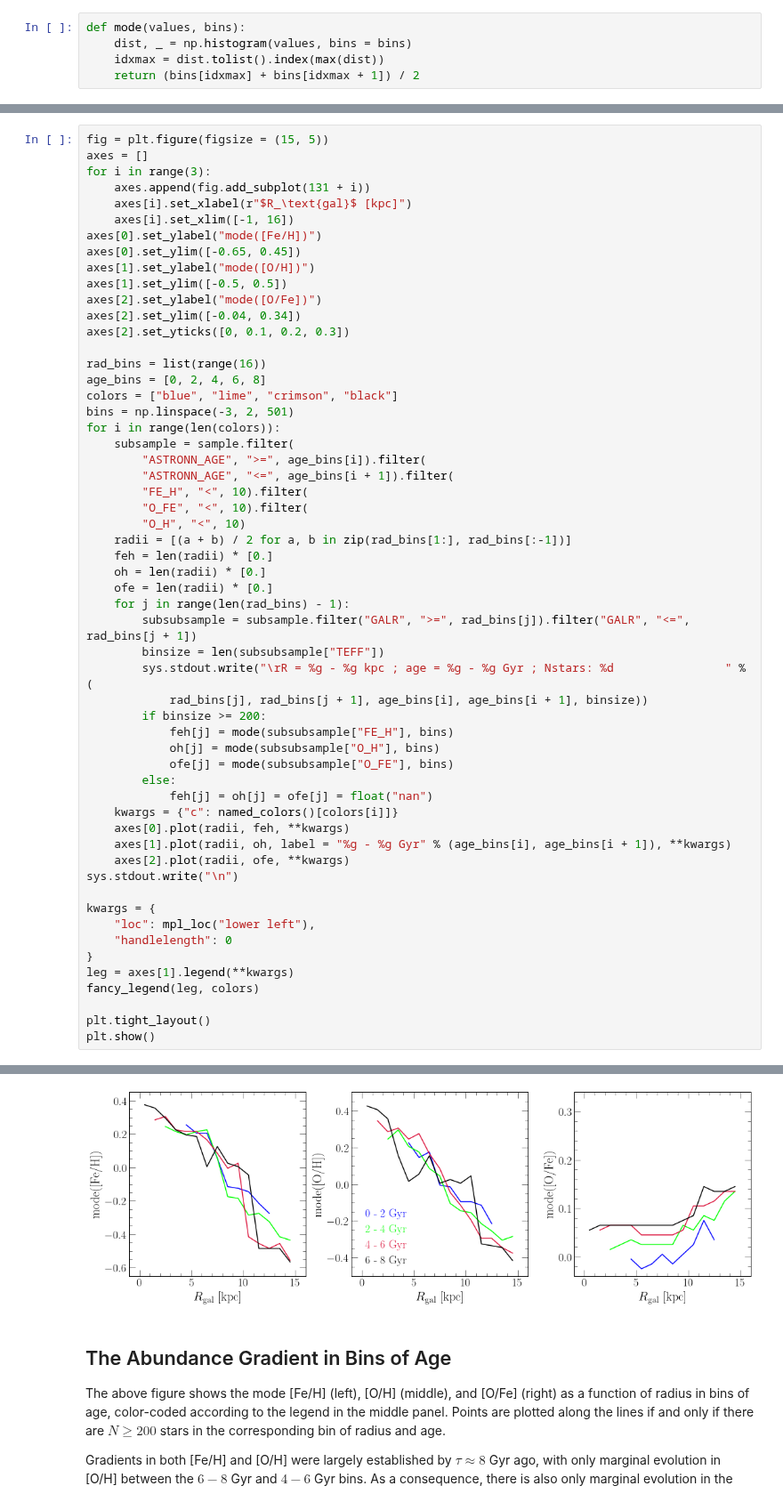
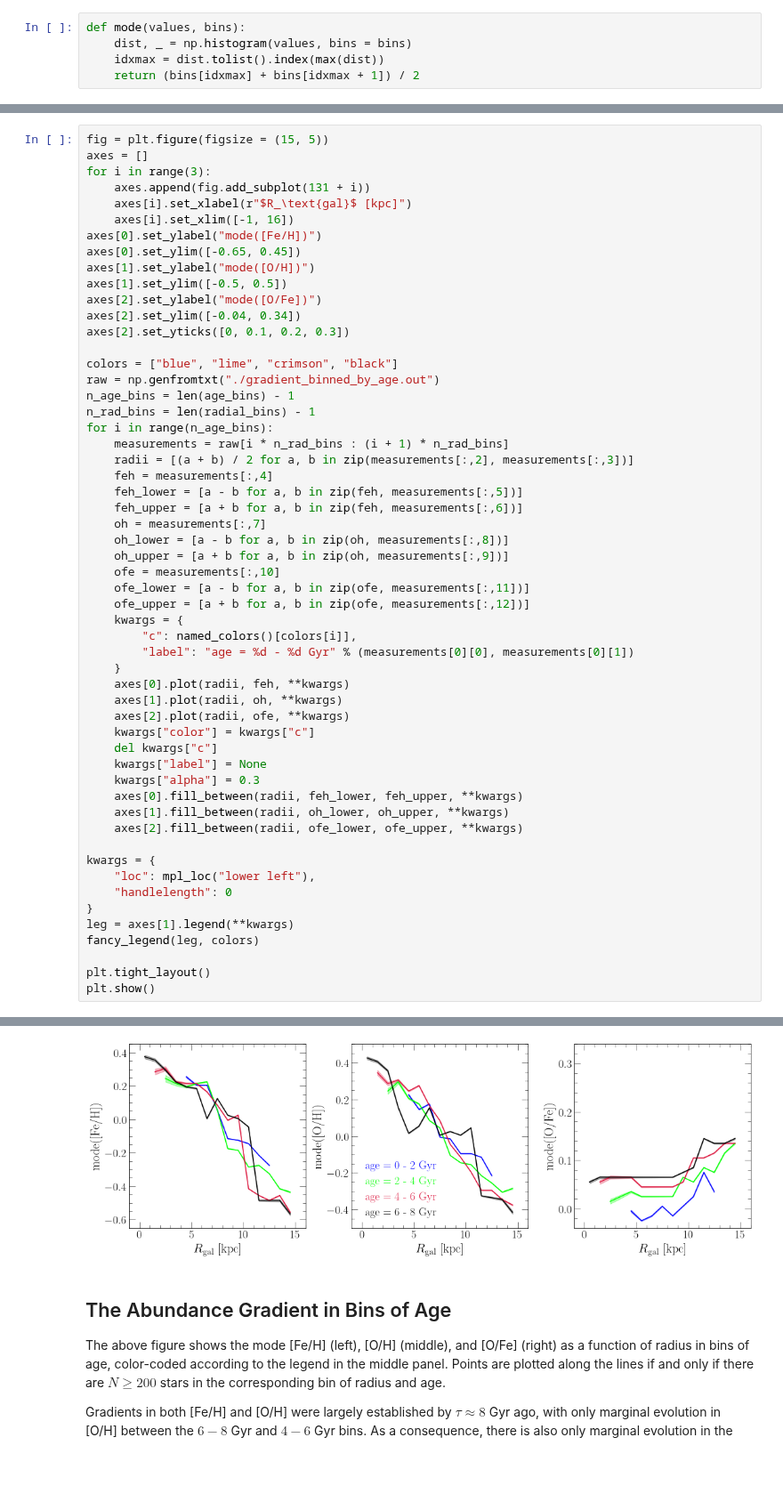
Before and after one commit to giganano/outflows, a Jupyter notebook: notebooks/apogee.ipynb, the cells around one changed output, grey strips where cells are left out. Shown at 89% size. Drawn from its saved outputs; the diff is of its cells as text; blank space fills up the shorter version.

```diff
--- a/notebooks/apogee.ipynb
+++ b/notebooks/apogee.ipynb
@@ -175,37 +229,36 @@ axes[2].set_ylabel("mode([O/Fe])")
 axes[2].set_ylim([-0.04, 0.34])
 axes[2].set_yticks([0, 0.1, 0.2, 0.3])
 
-rad_bins = list(range(16))
-age_bins = [0, 2, 4, 6, 8]
 colors = ["blue", "lime", "crimson", "black"]
-bins = np.linspace(-3, 2, 501)
-for i in range(len(colors)):
-    subsample = sample.filter(
-        "ASTRONN_AGE", ">=", age_bins[i]).filter(
-        "ASTRONN_AGE", "<=", age_bins[i + 1]).filter(
-        "FE_H", "<", 10).filter(
-        "O_FE", "<", 10).filter(
-        "O_H", "<", 10)
-    radii = [(a + b) / 2 for a, b in zip(rad_bins[1:], rad_bins[:-1])]
-    feh = len(radii) * [0.]
-    oh = len(radii) * [0.]
-    ofe = len(radii) * [0.]
-    for j in range(len(rad_bins) - 1):
-        subsubsample = subsample.filter("GALR", ">=", rad_bins[j]).filter("GALR", "<=", rad_bins[j + 1])
-        binsize = len(subsubsample["TEFF"])
-        sys.stdout.write("\rR = %g - %g kpc ; age = %g - %g Gyr ; Nstars: %d                " % (
-            rad_bins[j], rad_bins[j + 1], age_bins[i], age_bins[i + 1], binsize))
-        if binsize >= 200:
-            feh[j] = mode(subsubsample["FE_H"], bins)
-            oh[j] = mode(subsubsample["O_H"], bins)
-            ofe[j] = mode(subsubsample["O_FE"], bins)
-        else:
-            feh[j] = oh[j] = ofe[j] = float("nan")
-    kwargs = {"c": named_colors()[colors[i]]}
+raw = np.genfromtxt("./gradient_binned_by_age.out")
+n_age_bins = len(age_bins) - 1
+n_rad_bins = len(radial_bins) - 1
+for i in range(n_age_bins):
+    measurements = raw[i * n_rad_bins : (i + 1) * n_rad_bins]
+    radii = [(a + b) / 2 for a, b in zip(measurements[:,2], measurements[:,3])]
+    feh = measurements[:,4]
+    feh_lower = [a - b for a, b in zip(feh, measurements[:,5])]
+    feh_upper = [a + b for a, b in zip(feh, measurements[:,6])]
+    oh = measurements[:,7]
+    oh_lower = [a - b for a, b in zip(oh, measurements[:,8])]
+    oh_upper = [a + b for a, b in zip(oh, measurements[:,9])]
+    ofe = measurements[:,10]
+    ofe_lower = [a - b for a, b in zip(ofe, measurements[:,11])]
+    ofe_upper = [a + b for a, b in zip(ofe, measurements[:,12])]
+    kwargs = {
+        "c": named_colors()[colors[i]],
+        "label": "age = %d - %d Gyr" % (measurements[0][0], measurements[0][1])
+    }
     axes[0].plot(radii, feh, **kwargs)
-    axes[1].plot(radii, oh, label = "%g - %g Gyr" % (age_bins[i], age_bins[i + 1]), **kwargs)
+    axes[1].plot(radii, oh, **kwargs)
     axes[2].plot(radii, ofe, **kwargs)
-sys.stdout.write("\n")
+    kwargs["color"] = kwargs["c"]
+    del kwargs["c"]
+    kwargs["label"] = None
+    kwargs["alpha"] = 0.3
+    axes[0].fill_between(radii, feh_lower, feh_upper, **kwargs)
+    axes[1].fill_between(radii, oh_lower, oh_upper, **kwargs)
+    axes[2].fill_between(radii, ofe_lower, ofe_upper, **kwargs)
 
 kwargs = {
     "loc": mpl_loc("lower left"),
@@ -221,4 +273,4 @@ R = 14 - 15 kpc ; age = 6 - 8 Gyr ; Nstars: 243
-[figure, old version]
+[figure, new version]
 # %% [markdown]
 ## The Abundance Gradient in Bins of Age
 
```
Also changed, not shown: parts of 5 cells of this notebook, 3 other files.
